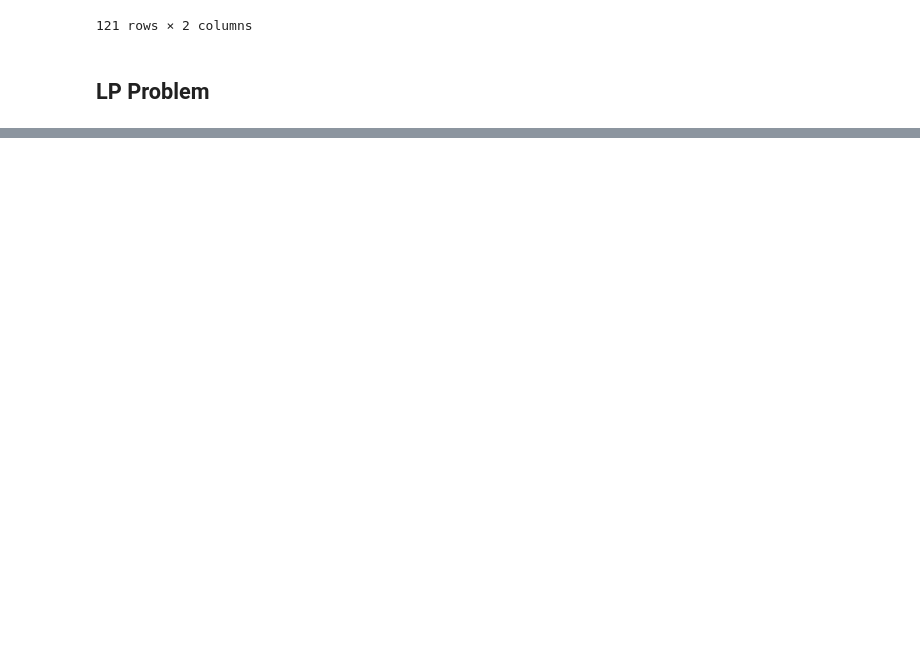
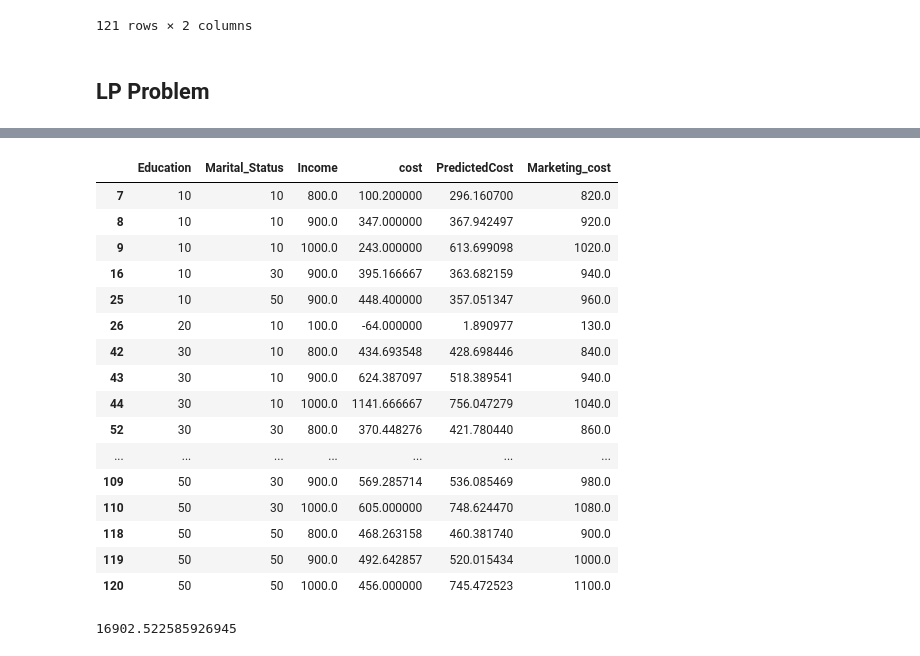
Before and after one commit to joony0512/Linear_Programming, a Jupyter notebook: Sales_cost_maximize.ipynb, the cells around one changed output, grey strips where cells are left out. Cells and saved outputs as stored; diff of their text form; code cells hidden in the pictures; blank space fills up the shorter version.

```diff
--- a/Sales_cost_maximize.ipynb
+++ b/Sales_cost_maximize.ipynb
@@ -270,7 +632,7 @@ import pandas as pd
 from pulp import *
 
 # 데이터 불러오기
-data = grouped_data[['Marketing_cost', 'PredictedCost']] # 데이터 파일명에 맞게 수정해주세요
+data = grouped_data1[['Marketing_cost', 'PredictedCost']]
 
 # 변수 선택
 features = 'Marketing_cost'
@@ -282,7 +644,7 @@ problem = LpProblem("VIP_Selection", LpMaximize)
 # 변수 생성
 variables = []
 for index, row in data.iterrows():
-    variable = LpVariable(f"Costomer_{index}", lowBound=0, upBound=1, cat='Integer')
+    variable = LpVariable(f"Customer_{index}", lowBound=0, upBound=1, cat='Binary')
     variables.append(variable)
 
 # 목적 함수 설정
@@ -291,21 +653,21 @@ problem += lpSum(variables[i] * data.loc[i, target] for i in range(len(variables
 # 제약 조건 설정
 problem += lpSum(variables[i] * data.loc[i, features] for i in range(len(variables))) <= 5000
 
-# 세그먼트별 예상 비용에 따른 제약 조건 설정
-for i in range(len(variables)):
-    problem += variables[i] * data.loc[i, target] <= data.loc[i, target]
-
 # 문제 풀이
 problem.solve()
 
-#  결과 출력
+# 결과 출력
+print("Variable Values:")
+for variable in variables:
+    print(f"{variable.name}: {variable.value()}")
+
+print("VIP List:")
 vip_list = []
 for i, variable in enumerate(variables):
     if variable.varValue > 0:
         vip_list.append((i, data.loc[i, features]))
+        print(f"Row: {i}, Features: {data.loc[i, features]}")
 
-print("VIP List:")
-for vip in vip_list:
-    print("Row:", vip[0])
-    print("Features:", vip[1])
+Total_cost = sum(vip[1] for vip in vip_list)
+print("Total Cost:", Total_cost)
 # %% [output]
@@ -328,0 +771,25 @@ Features: 700.0
+# %%
+vip_num = [vip[0] for vip in vip_list]
+grouped_data1.loc[vip_num]
+# %% [output]
+|  | Education | Marital_Status | Income | cost | PredictedCost | Marketing_cost |
+| 7 | 10 | 10 | 800.0 | 100.200000 | 296.160700 | 820.0 |
+| 8 | 10 | 10 | 900.0 | 347.000000 | 367.942497 | 920.0 |
+| 9 | 10 | 10 | 1000.0 | 243.000000 | 613.699098 | 1020.0 |
+| 16 | 10 | 30 | 900.0 | 395.166667 | 363.682159 | 940.0 |
+| 25 | 10 | 50 | 900.0 | 448.400000 | 357.051347 | 960.0 |
+| 26 | 20 | 10 | 100.0 | -64.000000 | 1.890977 | 130.0 |
+| 42 | 30 | 10 | 800.0 | 434.693548 | 428.698446 | 840.0 |
+| 43 | 30 | 10 | 900.0 | 624.387097 | 518.389541 | 940.0 |
+| 44 | 30 | 10 | 1000.0 | 1141.666667 | 756.047279 | 1040.0 |
+| 52 | 30 | 30 | 800.0 | 370.448276 | 421.780440 | 860.0 |
+| ... | ... | ... | ... | ... | ... | ... |
+| 109 | 50 | 30 | 900.0 | 569.285714 | 536.085469 | 980.0 |
+| 110 | 50 | 30 | 1000.0 | 605.000000 | 748.624470 | 1080.0 |
+| 118 | 50 | 50 | 800.0 | 468.263158 | 460.381740 | 900.0 |
+| 119 | 50 | 50 | 900.0 | 492.642857 | 520.015434 | 1000.0 |
+| 120 | 50 | 50 | 1000.0 | 456.000000 | 745.472523 | 1100.0 |
+# %%
+sum(grouped_data1.loc[vip_num]['PredictedCost'])
+# %% [output]
+16902.522585926945
```
Also changed, not shown: parts of 30 cells of this notebook.
